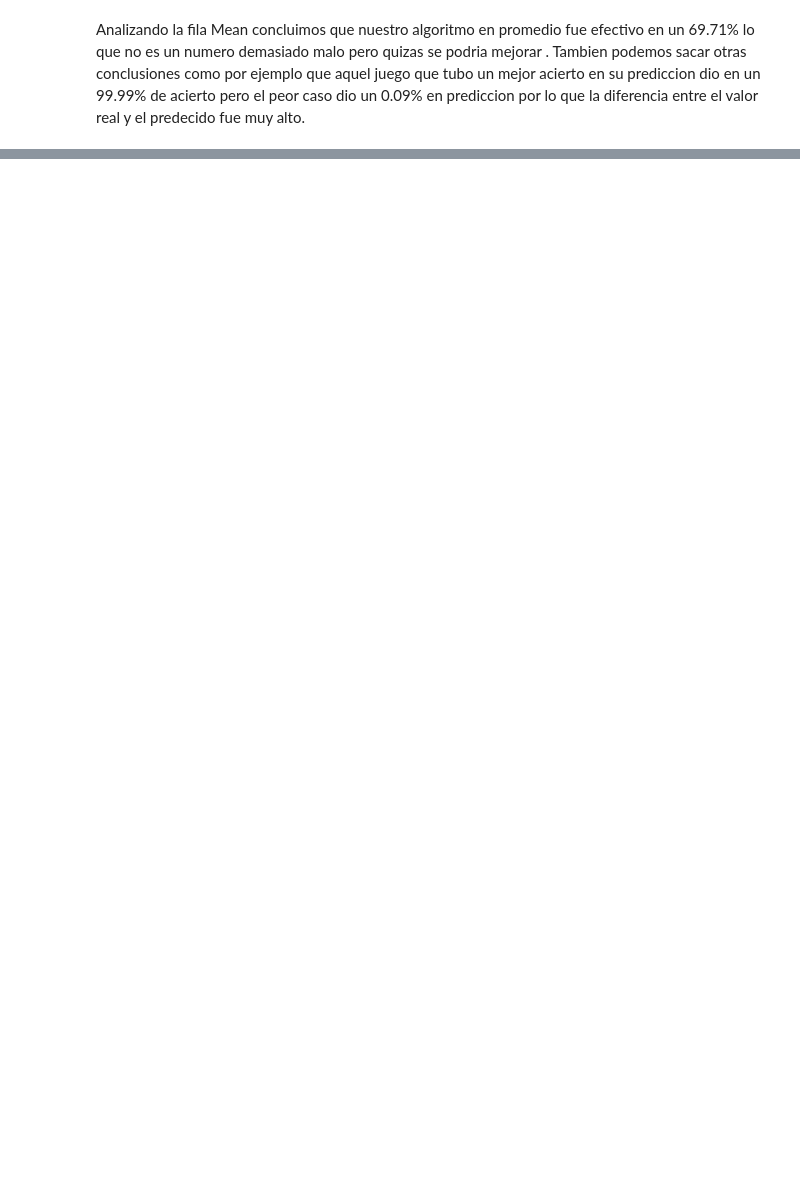
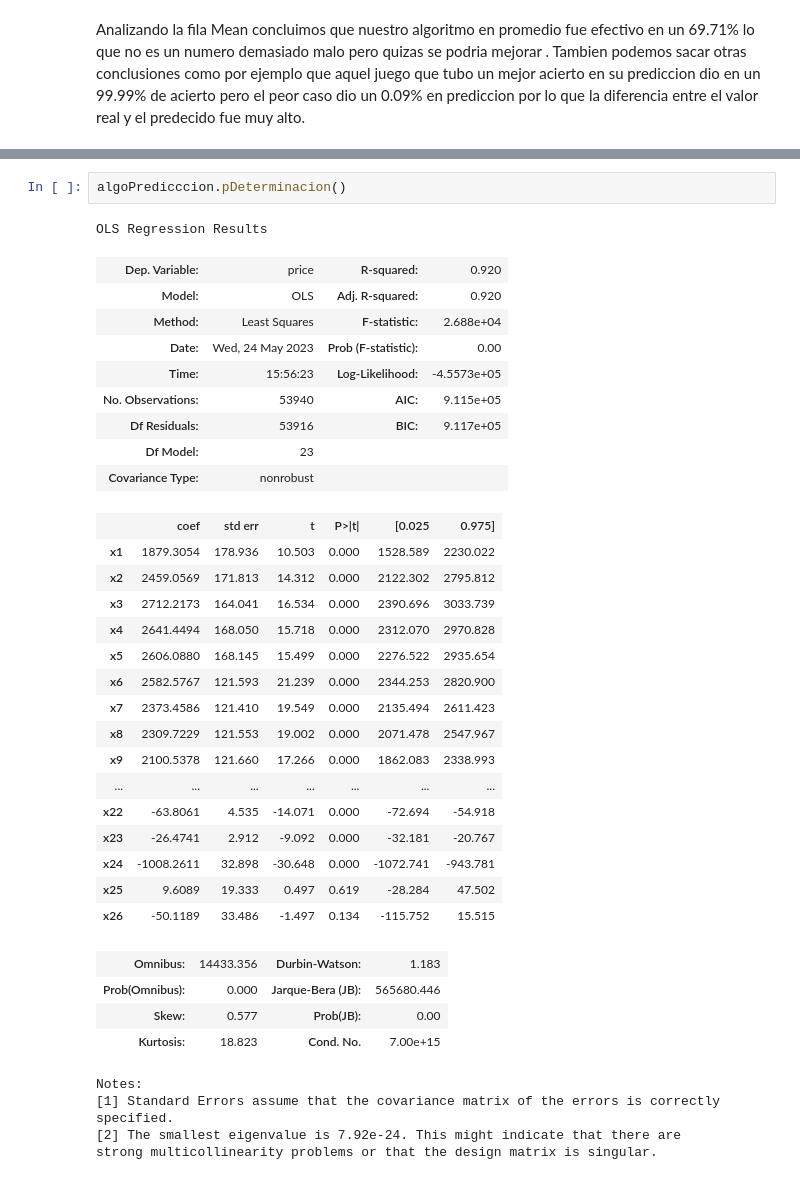
Before and after one commit to Lorenzomar4/ParadigmasDeProgramacionUnsam-tps, a Jupyter notebook: TP1C.ipynb, the cells around one changed output, grey strips where cells are left out. Saved outputs shown, nothing was run; the diff lists cells and outputs as text; blank space fills up the shorter version.

```diff
--- a/TP1C.ipynb
+++ b/TP1C.ipynb
@@ -305,0 +249,37 @@ strong multicollinearity problems or that the design matrix is singular.
+# %%
+algoPredicccion.pDeterminacion()
+# %% [output]
+OLS Regression Results
+| Dep. Variable: | price | R-squared: | 0.920 |
+| Model: | OLS | Adj. R-squared: | 0.920 |
+| Method: | Least Squares | F-statistic: | 2.688e+04 |
+| Date: | Wed, 24 May 2023 | Prob (F-statistic): | 0.00 |
+| Time: | 15:56:23 | Log-Likelihood: | -4.5573e+05 |
+| No. Observations: | 53940 | AIC: | 9.115e+05 |
+| Df Residuals: | 53916 | BIC: | 9.117e+05 |
+| Df Model: | 23 |  |  |
+| Covariance Type: | nonrobust |  |  |
+|  | coef | std err | t | P>|t| | [0.025 | 0.975] |
+| x1 | 1879.3054 | 178.936 | 10.503 | 0.000 | 1528.589 | 2230.022 |
+| x2 | 2459.0569 | 171.813 | 14.312 | 0.000 | 2122.302 | 2795.812 |
+| x3 | 2712.2173 | 164.041 | 16.534 | 0.000 | 2390.696 | 3033.739 |
+| x4 | 2641.4494 | 168.050 | 15.718 | 0.000 | 2312.070 | 2970.828 |
+| x5 | 2606.0880 | 168.145 | 15.499 | 0.000 | 2276.522 | 2935.654 |
+| x6 | 2582.5767 | 121.593 | 21.239 | 0.000 | 2344.253 | 2820.900 |
+| x7 | 2373.4586 | 121.410 | 19.549 | 0.000 | 2135.494 | 2611.423 |
+| x8 | 2309.7229 | 121.553 | 19.002 | 0.000 | 2071.478 | 2547.967 |
+| x9 | 2100.5378 | 121.660 | 17.266 | 0.000 | 1862.083 | 2338.993 |
+| ... | ... | ... | ... | ... | ... | ... |
+| x22 | -63.8061 | 4.535 | -14.071 | 0.000 | -72.694 | -54.918 |
+| x23 | -26.4741 | 2.912 | -9.092 | 0.000 | -32.181 | -20.767 |
+| x24 | -1008.2611 | 32.898 | -30.648 | 0.000 | -1072.741 | -943.781 |
+| x25 | 9.6089 | 19.333 | 0.497 | 0.619 | -28.284 | 47.502 |
+| x26 | -50.1189 | 33.486 | -1.497 | 0.134 | -115.752 | 15.515 |
+| Omnibus: | 14433.356 | Durbin-Watson: | 1.183 |
+| Prob(Omnibus): | 0.000 | Jarque-Bera (JB): | 565680.446 |
+| Skew: | 0.577 | Prob(JB): | 0.00 |
+| Kurtosis: | 18.823 | Cond. No. | 7.00e+15 |
+Notes:
+[1] Standard Errors assume that the covariance matrix of the errors is correctly specified.
+[2] The smallest eigenvalue is 7.92e-24. This might indicate that there are
+strong multicollinearity problems or that the design matrix is singular.
```
Also changed, not shown: parts of 25 cells of this notebook, 1 other file.
